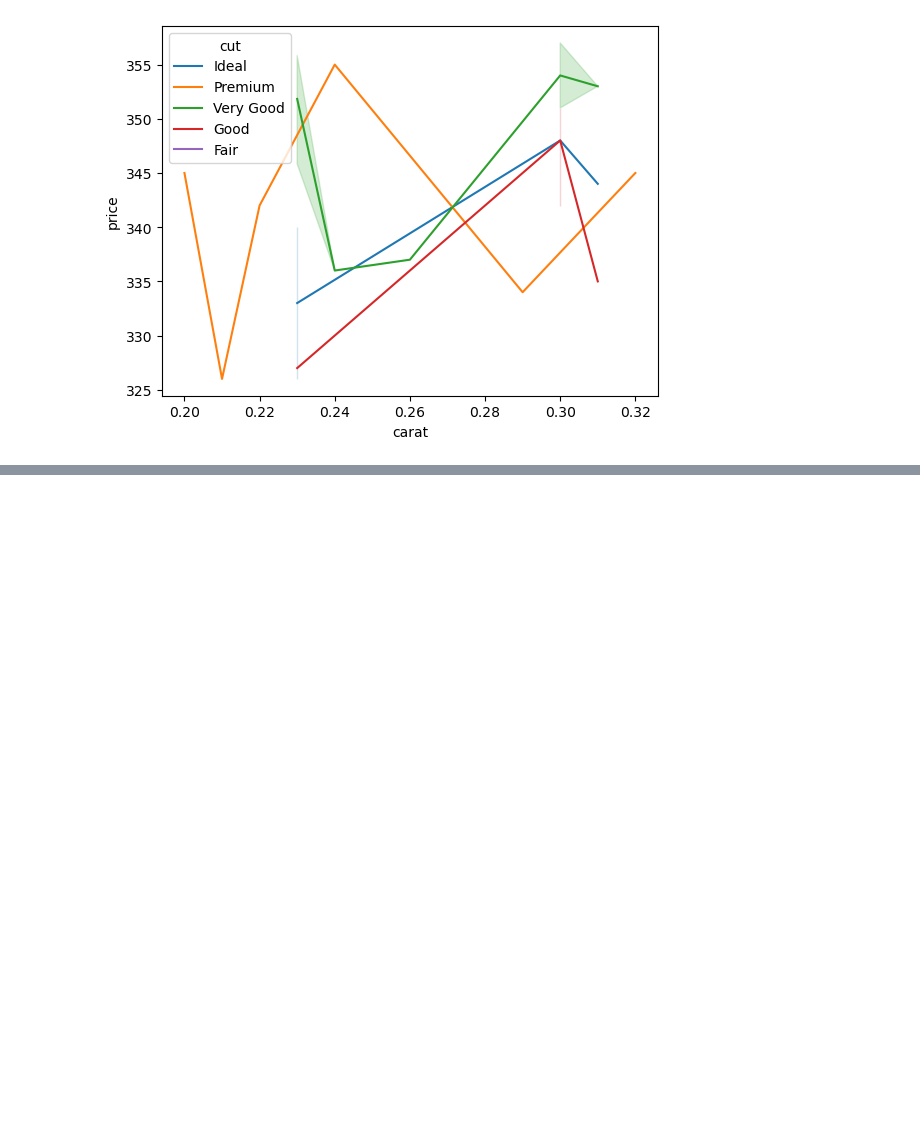
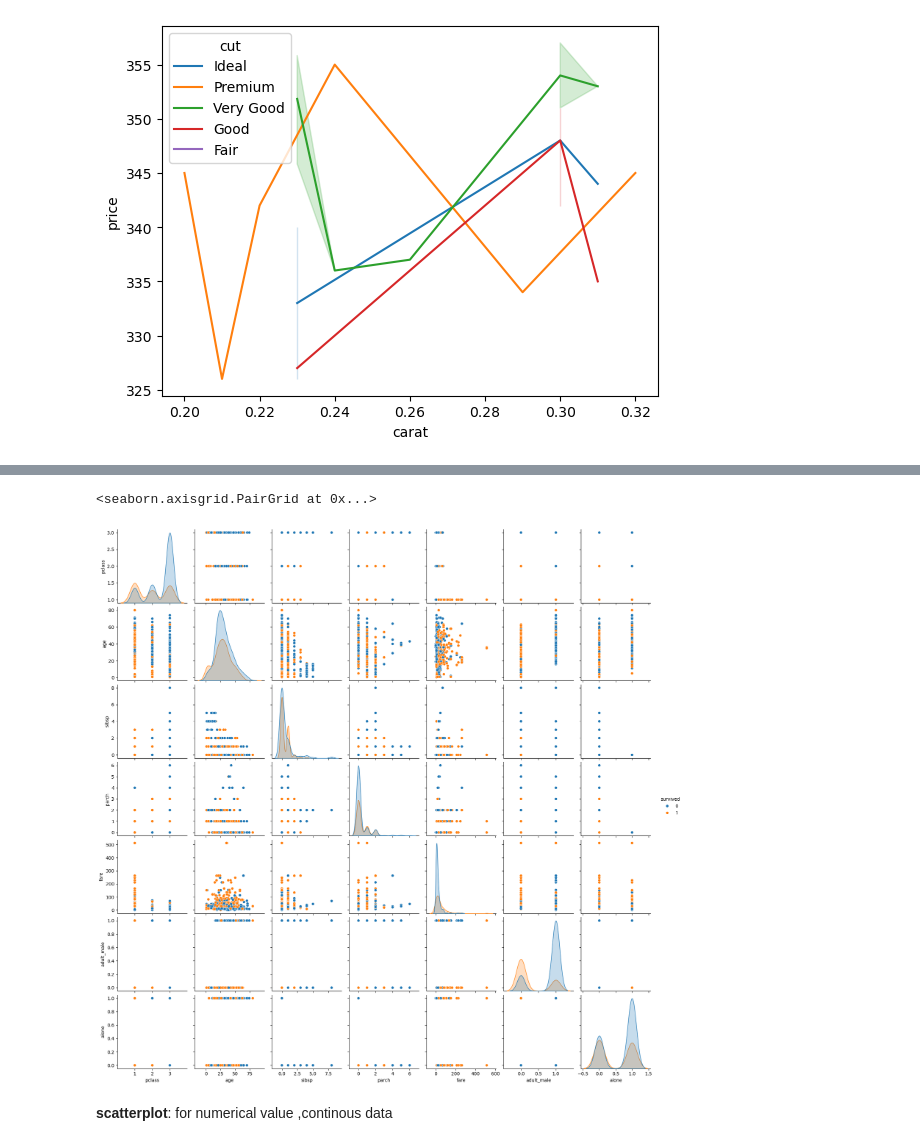
Before and after one commit to saboorkhan6/Analytics, a Jupyter notebook: seaborn/index.ipynb, the cells around one changed output, grey strips where cells are left out. Saved outputs shown, nothing was run; the diff lists cells and outputs as text; code cells hidden in the pictures; blank space fills up the shorter version.

```diff
--- a/seaborn/index.ipynb
+++ b/seaborn/index.ipynb
@@ -153,0 +204,7 @@ sns.lineplot(x='carat',y='price',hue='cut',data=s4)
+# %%
+sns.pairplot(data=t,hue='survived')  #will not work in every situation
+# %% [output]
+<seaborn.axisgrid.PairGrid at 0x...>
+[figure, added]
+# %% [markdown]
+**scatterplot**: for numerical value ,continous data
```
Also changed, not shown: parts of 10 cells of this notebook.
